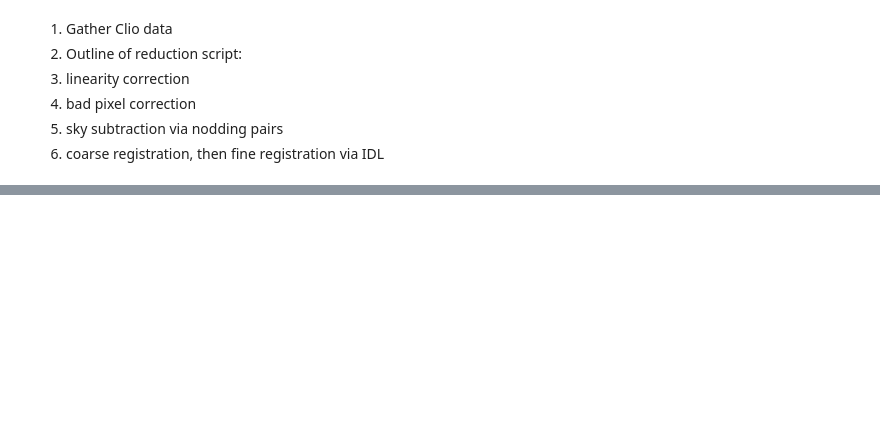
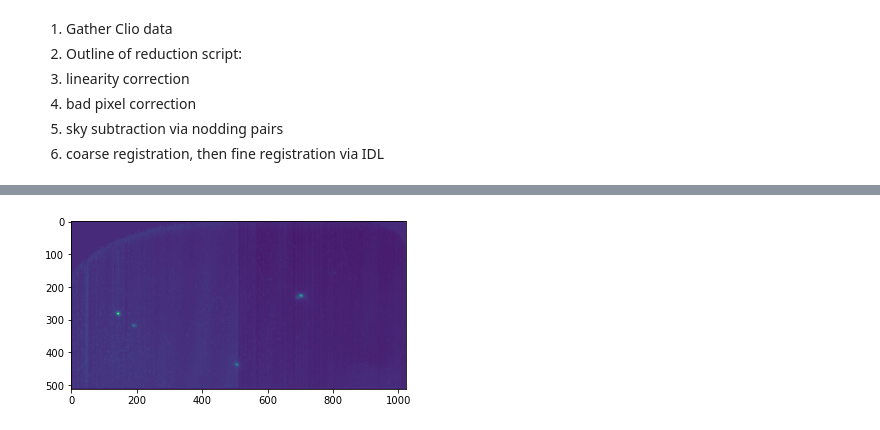
Before and after one commit to wbalmer/diskShapers, a Jupyter notebook: astroCalib/Clio_Data_Reduction.ipynb, the cells around one changed output, grey strips where cells are left out. Saved outputs shown, nothing was run; the diff lists cells and outputs as text; code cells hidden in the pictures; blank space fills up the shorter version.

```diff
--- a/astroCalib/Clio_Data_Reduction.ipynb
+++ b/astroCalib/Clio_Data_Reduction.ipynb
@@ -24,0 +27,15 @@ badpixelmap = fits.getdata(badpixelpath)
+# %%
+intTime=300
+# get data
+datasets, darks = sortCliodata(datadir)
+# get bad pixel map
+badpixelmap = fits.getdata(badpixelpath)
+# create master dark
+med_dark = createMasterDark(darks, intTime)
+# %%
+# loop through datasets and correct them
+for dataset in datasets:
+    runSubtraction(dataset, med_dark, intTime, badpixelmap)
+# %%
+# get new subtracted data
+reduced_data, darks2 = sortCliodata(datadir, filesufx='*_LDBP*.fit*')
@@ -24,0 +48,75 @@ badpixelmap = fits.getdata(badpixelpath)
+# %%
+# run nodSubtraction
+for dataset in [reduced_data[0]]:
+    savepath = datadir+'/reduced/'
+    try:
+        os.makedirs(savepath)
+    except OSError:
+        print('putting files in an existing folder.')
+    head = fits.getheader(dataset[0])
+    band, name, datetime = head['PASSBAND'], head['CID'], head['DATE']
+    date = datetime.split('T')[0]
+    name = name.split(' * ')[-1]
+    filename = name+'_'+band+'_'+date+'_nodsub.fits'
+#     nodSubtraction(dataset, path=savepath+filename)
+    path=savepath+filename
+    imlist = dataset
+    im1 = imlist[0]
+    im1data = fits.getdata(im1)
+    im1head = fits.getheader(im1)
+
+    # create list of nods
+    nod1 = []
+    nod2 = []
+    for im in imlist:
+        hdr = fits.getheader(im)
+        if hdr['BEAM'] == 0:
+            nod1.append(im)
+        elif hdr['BEAM'] == 1:
+            nod2.append(im)
+        else:
+            print('there are more than two nods!')
+    # prepare median nods for subtraction
+    nod_A_cube = np.zeros((len(nod1), im1data.shape[0], im1data.shape[1]))
+    nod_B_cube = np.zeros((len(nod2), im1data.shape[0], im1data.shape[1]))
+
+    j = 0
+    k = 0
+    for i in range(len(imlist)):
+        img = imlist[i]
+        imdata = fits.getdata(img)
+        if img in nod1:
+            nod_A_cube[j] = imdata
+            j += 1
+        elif img in nod2:
+            nod_B_cube[k] = imdata
+            k += 1
+
+    a_nod_med = crosscube(nod_A_cube, 250, 400, box=250, returnmed='y', returncube='n')
+    b_nod_med = crosscube(nod_B_cube, 250, 400, box=250, returnmed='y', returncube='n')
+    plt.figure()
+    plt.imshow(a_nod_med)
+    plt.figure()
+    plt.imshow(b_nod_med)
+
+    # perform nod subtraction on each image
+    nodsubs = np.zeros((len(imlist), im1data.shape[0], im1data.shape[1]))
+    j = 0
+    k = 0
+    for i in range(len(imlist)):
+        img = imlist[i]
+        if img in nod1:
+            # subtract opposite nod median from single image
+            imdata = nod_A_cube[j]
+            bg_sub_imdata = b_nod_med - imdata  # imdata - b_nod_med
+            nodsubs[i] = bg_sub_imdata
+            j += 1
+        elif img in nod2:
+            imdata = nod_B_cube[k]
+            bg_sub_imdata = a_nod_med - imdata  # imdata - a_nod_med
+            nodsubs[i] = bg_sub_imdata
+            k += 1
+
+    # write the cube of unshifted nod subtracted images to disk
+    fits.writeto(path, nodsubs, header=im1head, overwrite=True)
+# %% [output]
@@ -24,0 +130 @@ badpixelmap = fits.getdata(badpixelpath)
+[figure, added]
```
Also changed, not shown: parts of 8 cells of this notebook, 6 other files.
